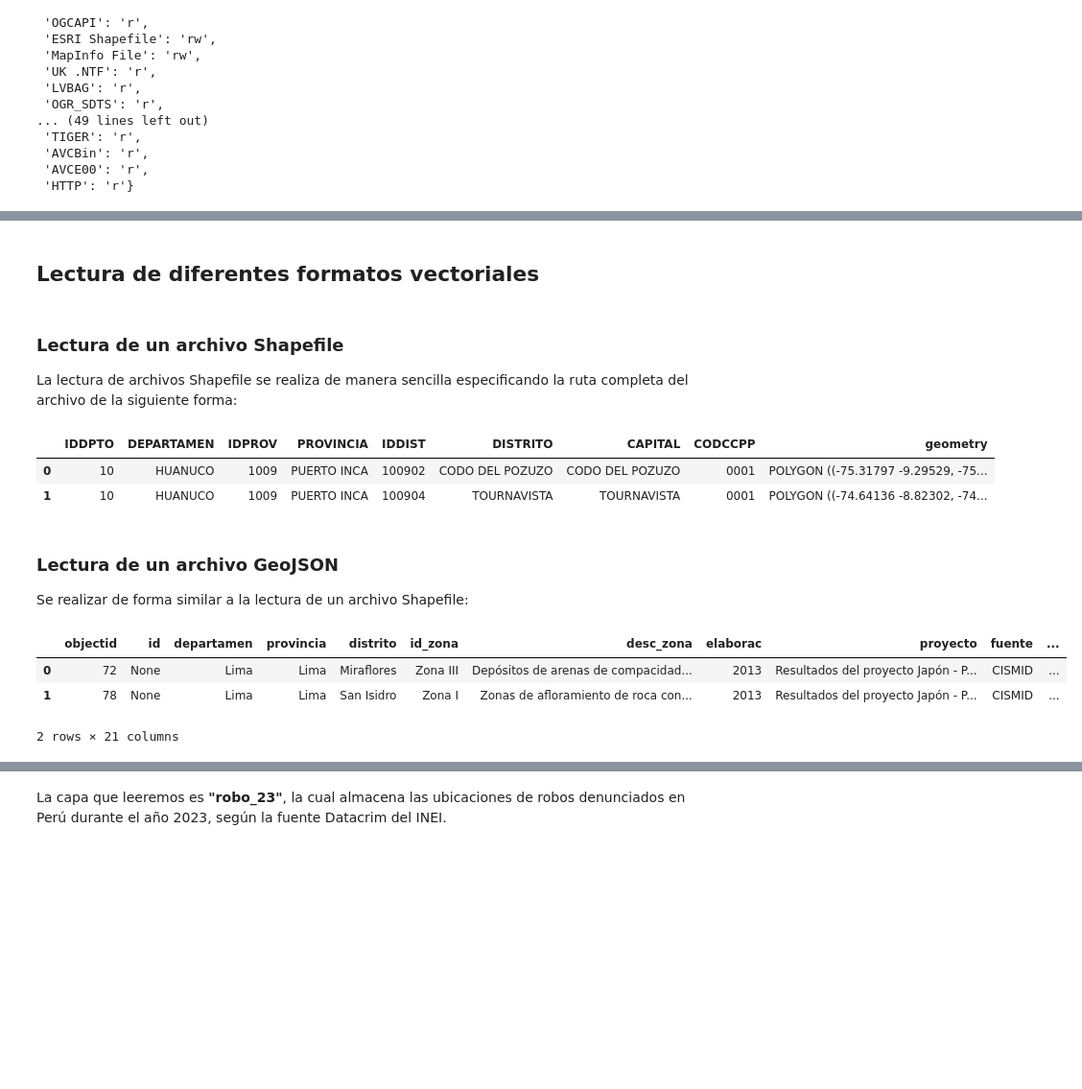
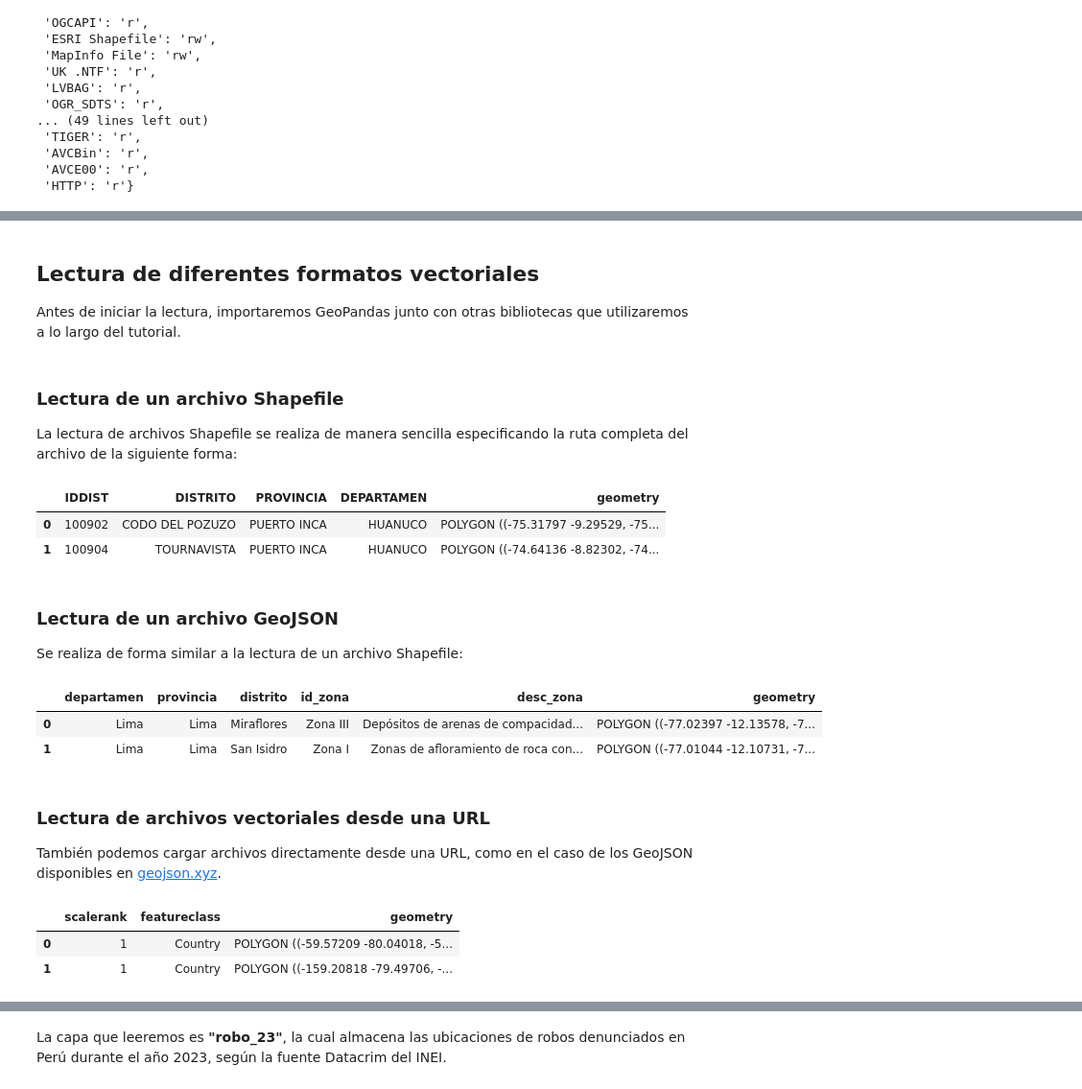
Before and after one commit to chlopezgis/book-geopython, a Jupyter notebook: _sources/read_file.ipynb, the cells around one changed output, grey strips where cells are left out. Shown: that part at 96% size. Drawn from its saved outputs; the diff is of its cells as text; code cells hidden in the pictures; blank space fills up the shorter version.

```diff
--- a/_sources/read_file.ipynb
+++ b/_sources/read_file.ipynb
@@ -98,2 +92,4 @@ pyogrio.list_drivers()
 # %% [markdown]
 ## **Lectura de diferentes formatos vectoriales**
+
+Antes de iniciar la lectura, importaremos GeoPandas junto con otras bibliotecas que utilizaremos a lo largo del tutorial.
@@ -102,11 +103,7 @@ pyogrio.list_drivers()
 
 La lectura de archivos Shapefile se realiza de manera sencilla especificando la ruta completa del archivo de la siguiente forma:
 # %%
-import geopandas as gpd
-import warnings
-warnings.filterwarnings("ignore")
-
-# Ruta del archivo
+# Ruta del archivo Shapefile de DISTRITOS
 file = r'D:\Charlie\01_Cartografia\INEI\LIMITES\DISTRITOS.shp'
 
 # Lectura de los datos
@@ -116,32 +113,48 @@ distritos = gpd.read_file(
                 )
 
 # Visualizar las dos primeras filas
-distritos.head(2)
+distritos.iloc[:2, [4, 5, 3, 1, -1]]
 # %% [output]
-|  | IDDPTO | DEPARTAMEN | IDPROV | PROVINCIA | IDDIST | DISTRITO | CAPITAL | CODCCPP | geometry |
-| 0 | 10 | HUANUCO | 1009 | PUERTO INCA | 100902 | CODO DEL POZUZO | CODO DEL POZUZO | 0001 | POLYGON ((-75.31797 -9.29529, -75... |
-| 1 | 10 | HUANUCO | 1009 | PUERTO INCA | 100904 | TOURNAVISTA | TOURNAVISTA | 0001 | POLYGON ((-74.64136 -8.82302, -74... |
+|  | IDDIST | DISTRITO | PROVINCIA | DEPARTAMEN | geometry |
+| 0 | 100902 | CODO DEL POZUZO | PUERTO INCA | HUANUCO | POLYGON ((-75.31797 -9.29529, -75... |
+| 1 | 100904 | TOURNAVISTA | PUERTO INCA | HUANUCO | POLYGON ((-74.64136 -8.82302, -74... |
 # %% [markdown]
 ### **Lectura de un archivo GeoJSON**
 
-Se realizar de forma similar a la lectura de un archivo Shapefile:
+Se realiza de forma similar a la lectura de un archivo Shapefile:
 # %%
-# Ruta del archivo
+# Ruta del archivo GJSON de Zonificación Sísmica
 fileGJson = r'D:\Charlie\01_Cartografia\SIGRID\PELIGROS\zonificacion_sismica.gjson'
 
 # Lectura de datos
 zonSismica = gpd.read_file(
                         fileGJson,        # ruta y/o nombre del archivo
                         encoding='UTF-8'  # codificiación de carácteres
                         )
 
 # Visualizar las dos primeras filas
-zonSismica.head(2)
+zonSismica.iloc[:2, list(range(2,7)) + [-1]]
 # %% [output]
-|  | objectid | id | departamen | provincia | distrito | id_zona | desc_zona | elaborac | proyecto | fuente | ... |
-| 0 | 72 | None | Lima | Lima | Miraflores | Zona III | Depósitos de arenas de compacidad... | 2013 | Resultados del proyecto Japón - P... | CISMID | ... |
-| 1 | 78 | None | Lima | Lima | San Isidro | Zona I | Zonas de afloramiento de roca con... | 2013 | Resultados del proyecto Japón - P... | CISMID | ... |
+|  | departamen | provincia | distrito | id_zona | desc_zona | geometry |
+| 0 | Lima | Lima | Miraflores | Zona III | Depósitos de arenas de compacidad... | POLYGON ((-77.02397 -12.13578, -7... |
+| 1 | Lima | Lima | San Isidro | Zona I | Zonas de afloramiento de roca con... | POLYGON ((-77.01044 -12.10731, -7... |
-2 rows × 21 columns
+# %% [markdown]
+### **Lectura de archivos vectoriales desde una URL**
+
+También podemos cargar archivos directamente desde una URL, como en el caso de los GeoJSON disponibles en [geojson.xyz](https://geojson.xyz/).
+# %%
+# Url del archivo GJSON "ne_110m_land"
+url = 'http://d2ad6b4ur7yvpq.cloudfront.net/naturalearth-3.3.0/ne_110m_land.geojson'
+
+# Lectura de datos
+land = gpd.read_file(url)
+
+# Visualizar las dos primeras filas
+land.head(2)
+# %% [output]
+|  | scalerank | featureclass | geometry |
+| 0 | 1 | Country | POLYGON ((-59.57209 -80.04018, -5... |
+| 1 | 1 | Country | POLYGON ((-159.20818 -79.49706, -... |
 # %% [markdown]
 ### **Lectura de una capa específica**
 
```
Also changed, not shown: parts of 28 cells of this notebook, 5 other files.
